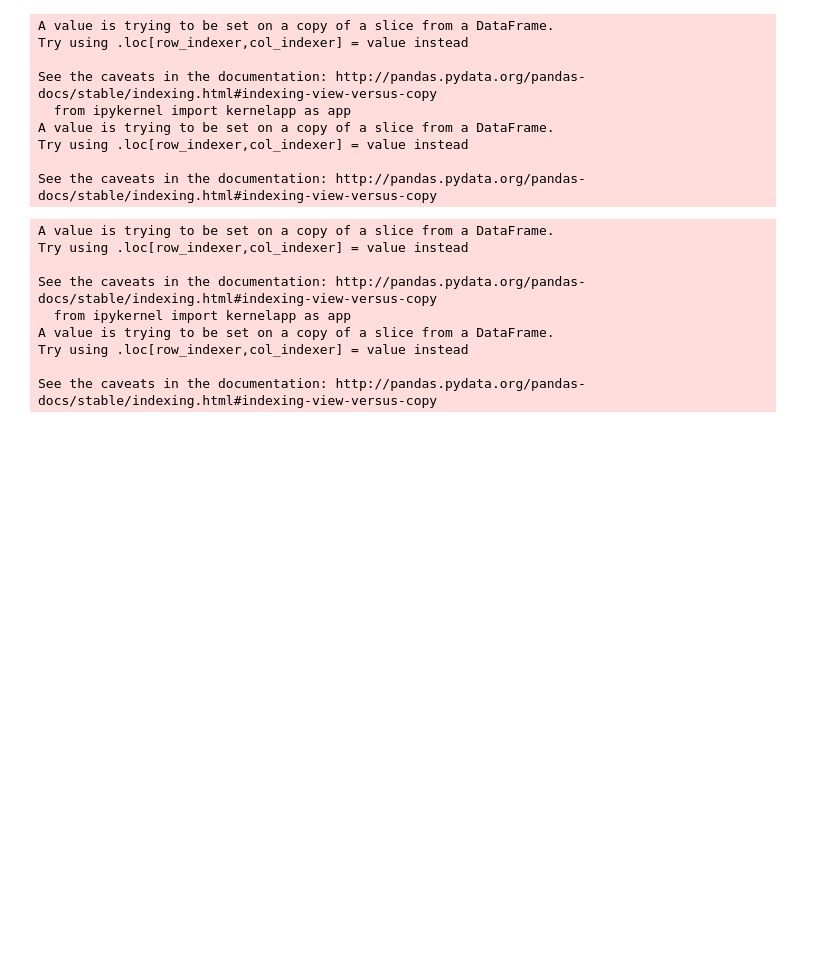
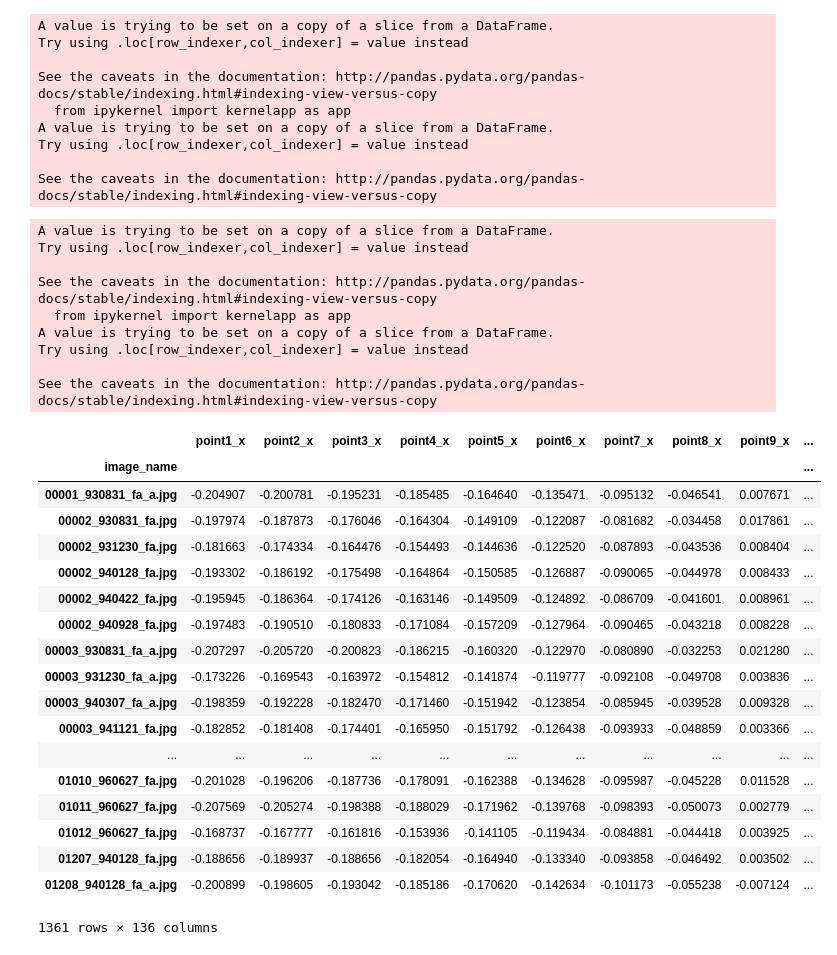
Before and after one commit to aniketb05/Valmo, a Jupyter notebook: Data_Normalization.ipynb, the cells around one changed output. Saved outputs shown, nothing was run; the diff lists cells and outputs as text; code cells hidden in the pictures; blank space fills up the shorter version.

```diff
--- a/Data_Normalization.ipynb
+++ b/Data_Normalization.ipynb
@@ -47,3 +47,25 @@ new_df = pd.concat([new_df_x, new_df_y], axis = 1)
 new_df = new_df.drop(['x_mean', 'y_mean'], axis= 1)
 # %%
 new_df = new_df.div(np.sqrt(np.square(new_df).sum(axis=1)), axis=0)
+# %%
+new_df
+# %% [output]
+|  | point1_x | point2_x | point3_x | point4_x | point5_x | point6_x | point7_x | point8_x | point9_x | ... |
+| image_name |  |  |  |  |  |  |  |  |  | ... |
+| 00001_930831_fa_a.jpg | -0.204907 | -0.200781 | -0.195231 | -0.185485 | -0.164640 | -0.135471 | -0.095132 | -0.046541 | 0.007671 | ... |
+| 00002_930831_fa.jpg | -0.197974 | -0.187873 | -0.176046 | -0.164304 | -0.149109 | -0.122087 | -0.081682 | -0.034458 | 0.017861 | ... |
+| 00002_931230_fa.jpg | -0.181663 | -0.174334 | -0.164476 | -0.154493 | -0.144636 | -0.122520 | -0.087893 | -0.043536 | 0.008404 | ... |
+| 00002_940128_fa.jpg | -0.193302 | -0.186192 | -0.175498 | -0.164864 | -0.150585 | -0.126887 | -0.090065 | -0.044978 | 0.008433 | ... |
+| 00002_940422_fa.jpg | -0.195945 | -0.186364 | -0.174126 | -0.163146 | -0.149509 | -0.124892 | -0.086709 | -0.041601 | 0.008961 | ... |
+| 00002_940928_fa.jpg | -0.197483 | -0.190510 | -0.180833 | -0.171084 | -0.157209 | -0.127964 | -0.090465 | -0.043218 | 0.008228 | ... |
+| 00003_930831_fa_a.jpg | -0.207297 | -0.205720 | -0.200823 | -0.186215 | -0.160320 | -0.122970 | -0.080890 | -0.032253 | 0.021280 | ... |
+| 00003_931230_fa_a.jpg | -0.173226 | -0.169543 | -0.163972 | -0.154812 | -0.141874 | -0.119777 | -0.092108 | -0.049708 | 0.003836 | ... |
+| 00003_940307_fa_a.jpg | -0.198359 | -0.192228 | -0.182470 | -0.171460 | -0.151942 | -0.123854 | -0.085945 | -0.039528 | 0.009328 | ... |
+| 00003_941121_fa.jpg | -0.182852 | -0.181408 | -0.174401 | -0.165950 | -0.151792 | -0.126438 | -0.093933 | -0.048859 | 0.003366 | ... |
+| ... | ... | ... | ... | ... | ... | ... | ... | ... | ... | ... |
+| 01010_960627_fa.jpg | -0.201028 | -0.196206 | -0.187736 | -0.178091 | -0.162388 | -0.134628 | -0.095987 | -0.045228 | 0.011528 | ... |
+| 01011_960627_fa.jpg | -0.207569 | -0.205274 | -0.198388 | -0.188029 | -0.171962 | -0.139768 | -0.098393 | -0.050073 | 0.002779 | ... |
+| 01012_960627_fa.jpg | -0.168737 | -0.167777 | -0.161816 | -0.153936 | -0.141105 | -0.119434 | -0.084881 | -0.044418 | 0.003925 | ... |
+| 01207_940128_fa.jpg | -0.188656 | -0.189937 | -0.188656 | -0.182054 | -0.164940 | -0.133340 | -0.093858 | -0.046492 | 0.003502 | ... |
+| 01208_940128_fa_a.jpg | -0.200899 | -0.198605 | -0.193042 | -0.185186 | -0.170620 | -0.142634 | -0.101173 | -0.055238 | -0.007124 | ... |
+1361 rows × 136 columns
```
